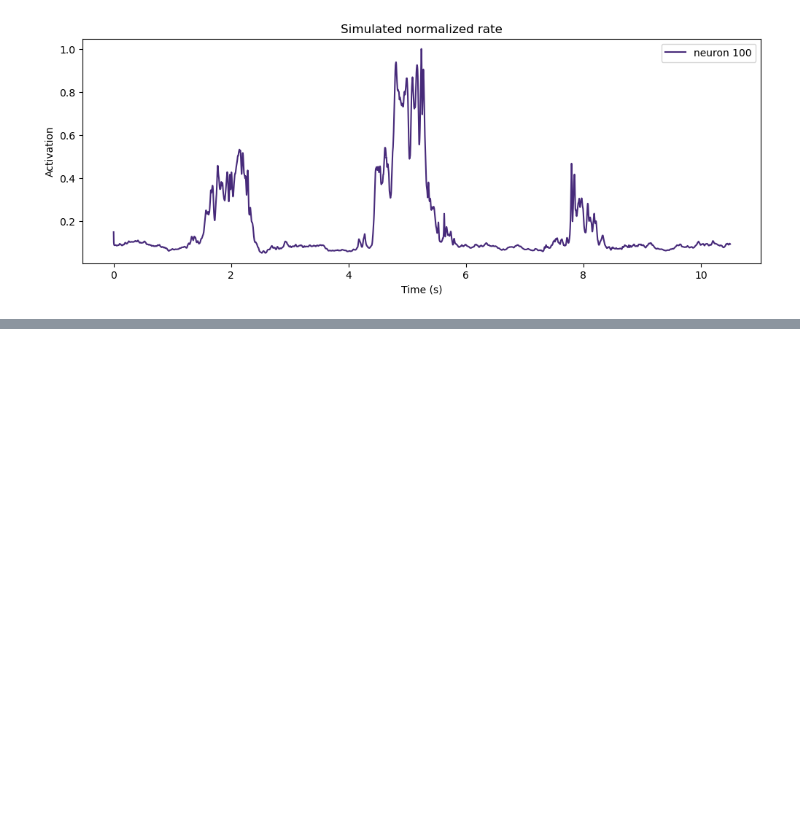
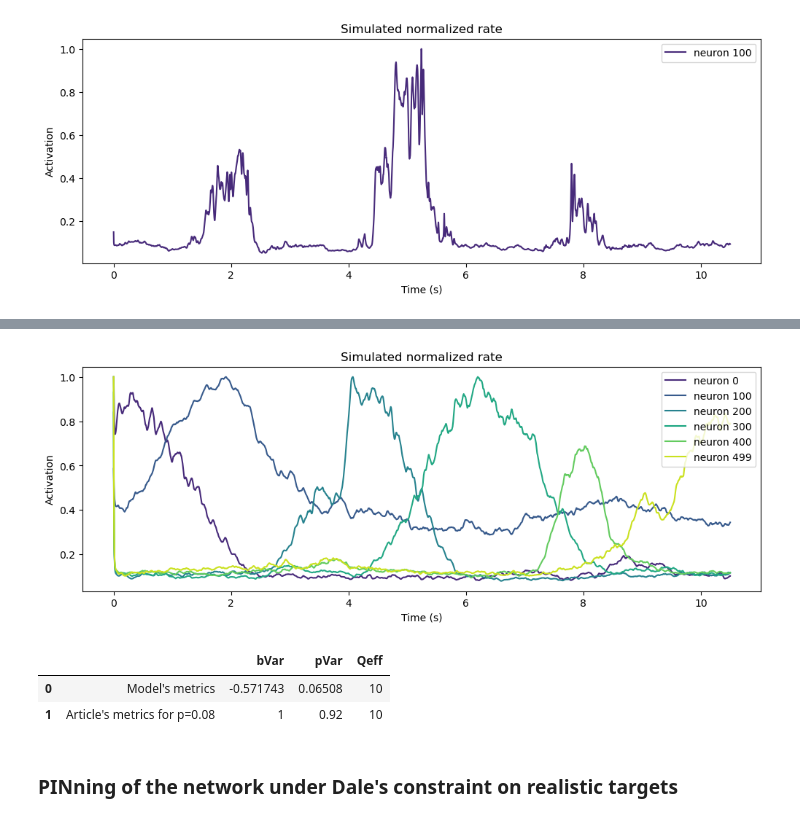
Before and after one commit to JohanneBohn/Reproducing-neural-sequences-with-Partial-In-Network-Training, a Jupyter notebook: learnable_patterns.ipynb, the cells around one changed output, grey strips where cells are left out. Cells and saved outputs as stored; diff of their text form; code cells hidden in the pictures; blank space fills up the shorter version.

```diff
--- a/learnable_patterns.ipynb
+++ b/learnable_patterns.ipynb
@@ -359,0 +410,19 @@ PINned_model.display_simulation(T, dt, final_rates, neuron_list)
+# %%
+rnn = RNN(N, g, dt, tau, theta, p0)
+PINned_model = PINning(p, rnn, targets, p0)
+errors, j_norms = PINned_model.train(inputs, n_runs, cv_threshold, DEBUG = True, p_reg=p_reg)
+PINned_model.display_cv(errors)
+# %%
+final_rates = PINned_model.simulate(inputs, n_steps=n_steps)
+PINned_model.display_simulation(T, dt, final_rates, neuron_list)
+# %% [output]
+[figure, added]
+# %%
+targets_rate = expit(targets)
+Metrics.general_evaluation(rates = final_rates, targets = targets_rate, t = rs.t, sigma = sigma, threshold = eval_threshold)
+# %% [output]
+|  |  | bVar | pVar | Qeff |
+| 0 | Model's metrics | -0.571743 | 0.06508 | 10 |
+| 1 | Article's metrics for p=0.08 | 1 | 0.92 | 10 |
+# %% [markdown]
+### PINning of the network under Dale's constraint on realistic targets
```
Also changed, not shown: parts of 15 cells of this notebook, 1 other file.
